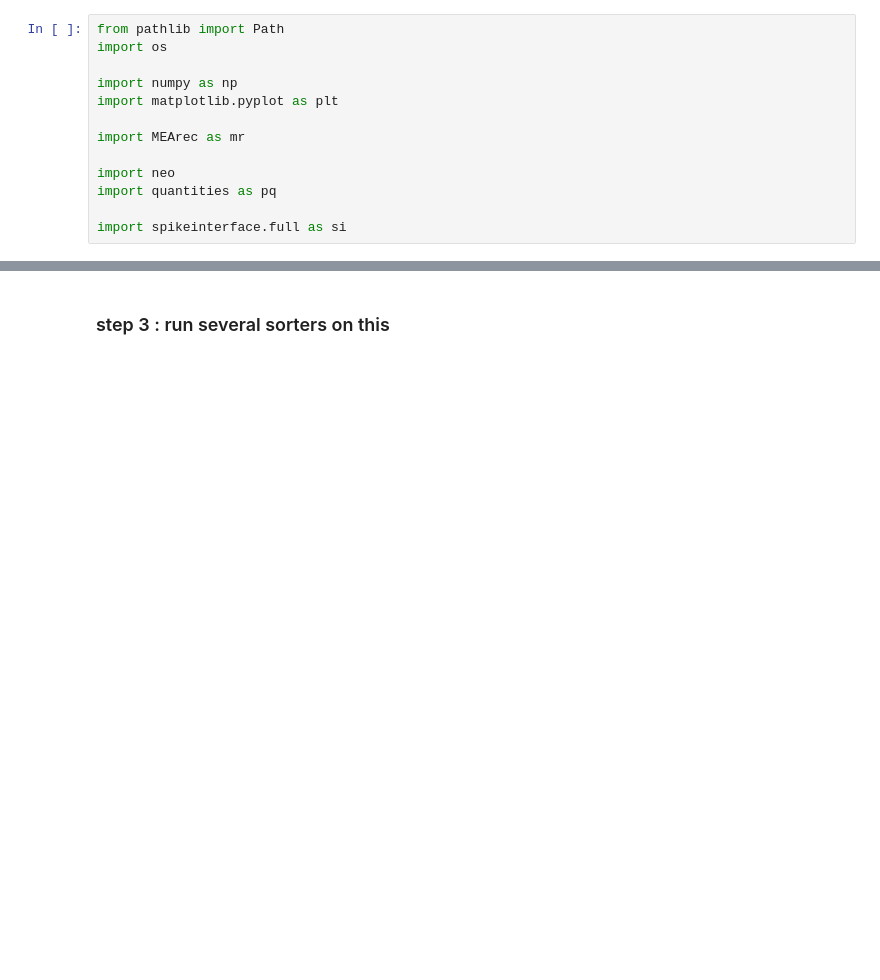
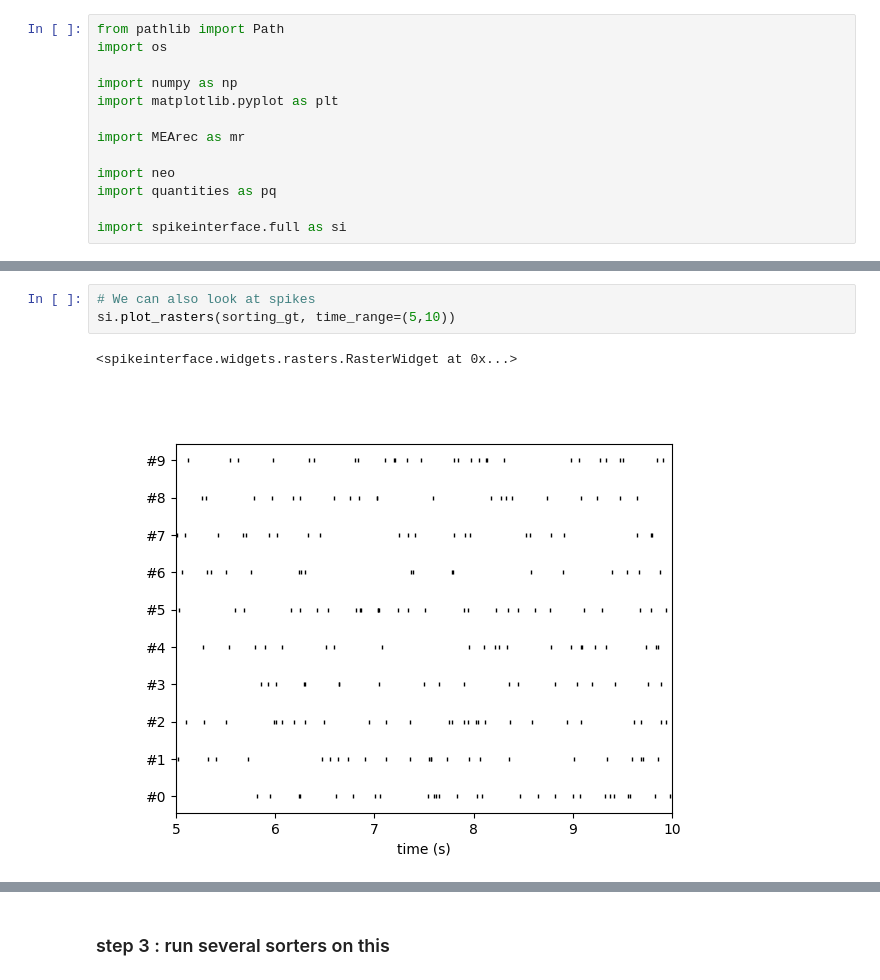
Before and after one commit to samuelgarcia/school_spike_sorting_lyon_2021, a Jupyter notebook: Practice_3_benchmark_some_sorters/practice_3_benchmark_sorters.ipynb, the cells around one changed output, grey strips where cells are left out. Cells and saved outputs as stored; diff of their text form; blank space fills up the shorter version.

```diff
--- a/Practice_3_benchmark_some_sorters/practice_3_benchmark_sorters.ipynb
+++ b/Practice_3_benchmark_some_sorters/practice_3_benchmark_sorters.ipynb
@@ -97,0 +119,6 @@ mr.save_recording_generator(recgen, filename=recording_filename)
+# %%
+# We can also look at spikes
+si.plot_rasters(sorting_gt, time_range=(5,10))
+# %% [output]
+<spikeinterface.widgets.rasters.RasterWidget at 0x...>
+[figure, added]
```
Also changed, not shown: parts of 14 cells of this notebook.
